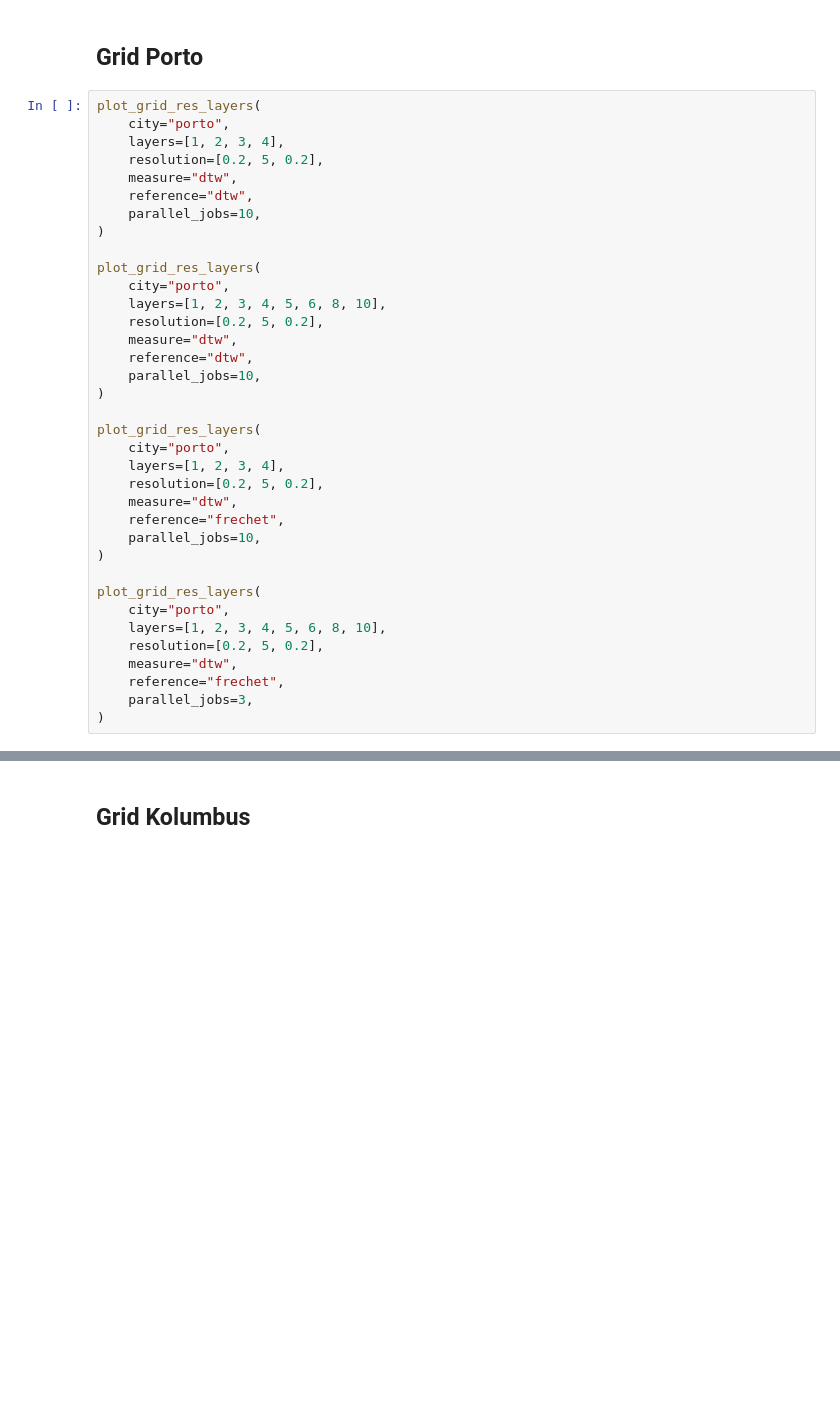
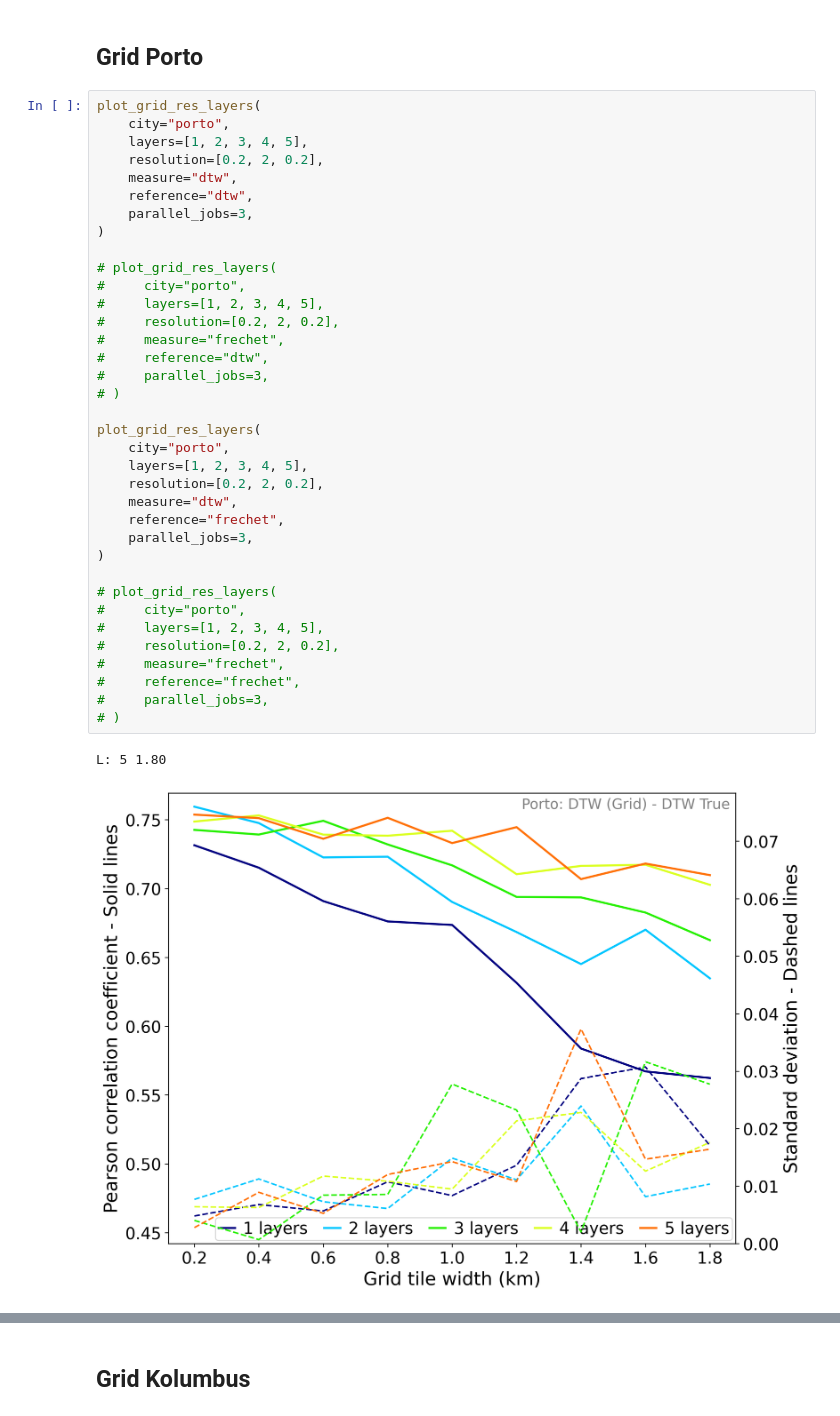
Before and after one commit to eivindmidtbo/masteroppgave, a Jupyter notebook: correlation/grid_correlation.ipynb, the cells around one changed output, grey strips where cells are left out. Cells and saved outputs as stored; diff of their text form; blank space fills up the shorter version.

```diff
--- a/correlation/grid_correlation.ipynb
+++ b/correlation/grid_correlation.ipynb
@@ -48,36 +53,39 @@ plot_grid_res_layers(
 # %%
 plot_grid_res_layers(
     city="porto",
-    layers=[1, 2, 3, 4],
-    resolution=[0.2, 5, 0.2],
+    layers=[1, 2, 3, 4, 5],
+    resolution=[0.2, 2, 0.2],
     measure="dtw",
     reference="dtw",
-    parallel_jobs=10,
+    parallel_jobs=3,
 )
+
+# plot_grid_res_layers(
+#     city="porto",
+#     layers=[1, 2, 3, 4, 5],
+#     resolution=[0.2, 2, 0.2],
+#     measure="frechet",
+#     reference="dtw",
+#     parallel_jobs=3,
+# )
 
 plot_grid_res_layers(
     city="porto",
-    layers=[1, 2, 3, 4, 5, 6, 8, 10],
-    resolution=[0.2, 5, 0.2],
-    measure="dtw",
-    reference="dtw",
-    parallel_jobs=10,
-)
-
-plot_grid_res_layers(
-    city="porto",
-    layers=[1, 2, 3, 4],
-    resolution=[0.2, 5, 0.2],
-    measure="dtw",
-    reference="frechet",
-    parallel_jobs=10,
-)
-
-plot_grid_res_layers(
-    city="porto",
-    layers=[1, 2, 3, 4, 5, 6, 8, 10],
-    resolution=[0.2, 5, 0.2],
+    layers=[1, 2, 3, 4, 5],
+    resolution=[0.2, 2, 0.2],
     measure="dtw",
     reference="frechet",
     parallel_jobs=3,
 )
+
+# plot_grid_res_layers(
+#     city="porto",
+#     layers=[1, 2, 3, 4, 5],
+#     resolution=[0.2, 2, 0.2],
+#     measure="frechet",
+#     reference="frechet",
+#     parallel_jobs=3,
+# )
+# %% [output]
+L: 5 1.80
+[figure, added]
```
Also changed, not shown: parts of 3 cells of this notebook, 25 other files.
